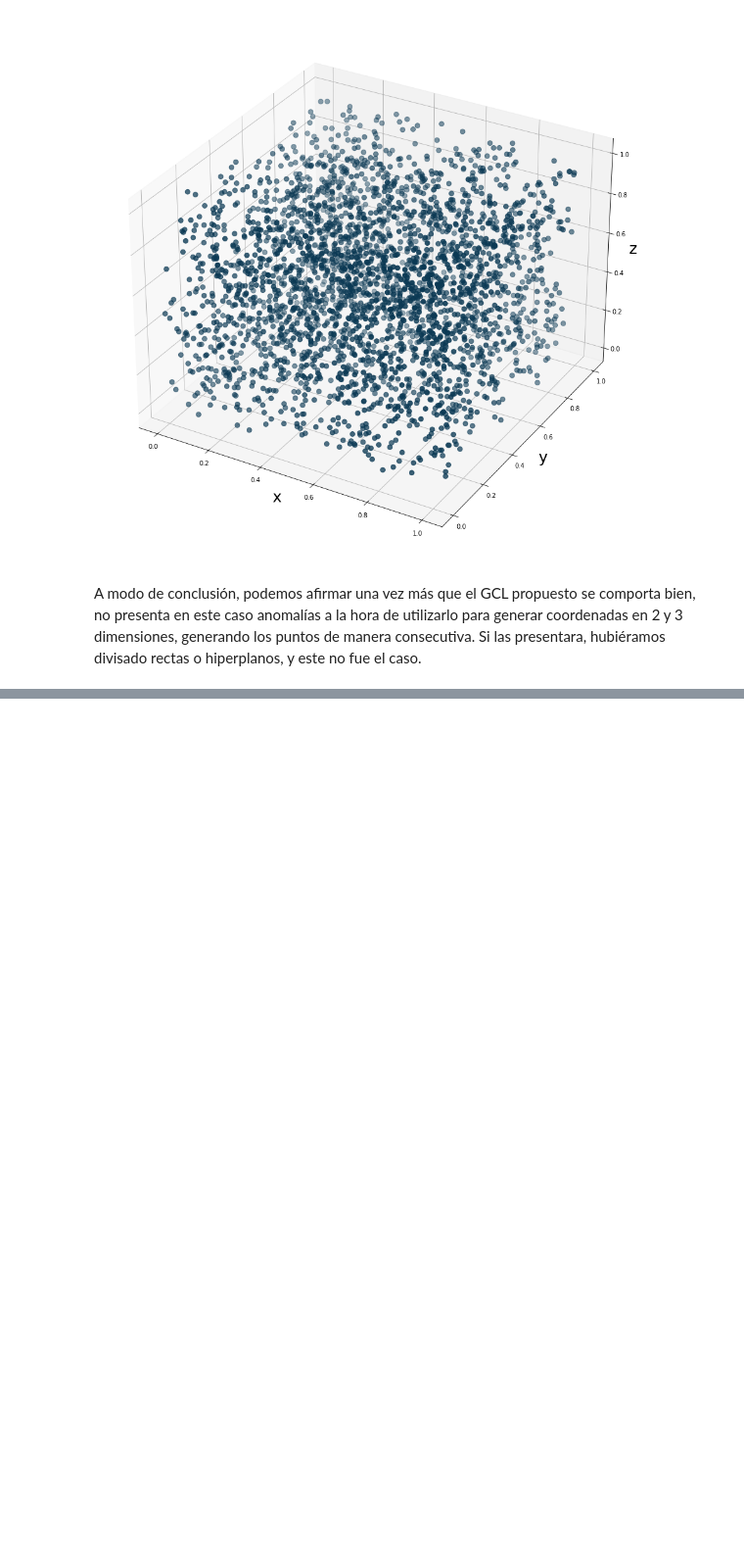
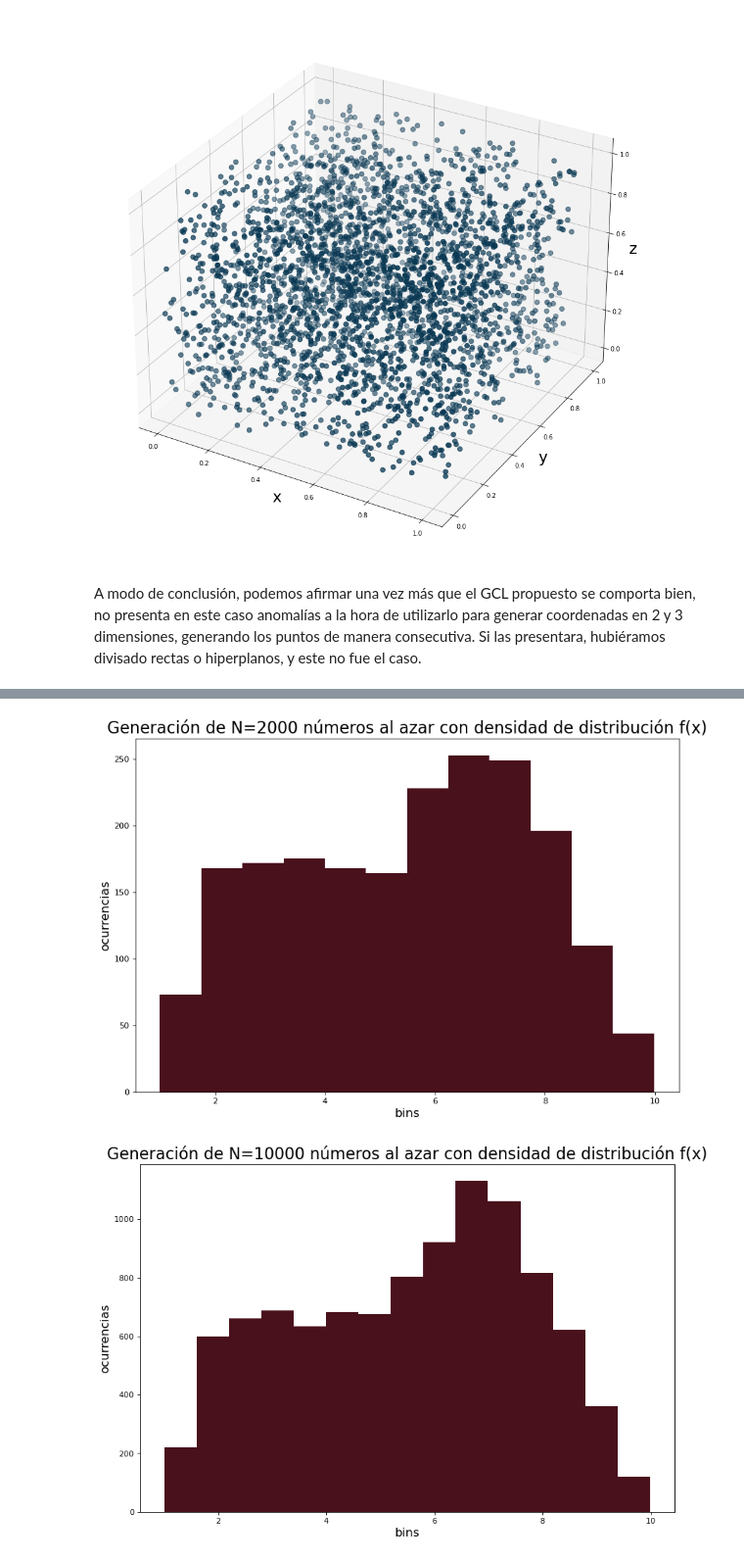
Before and after one commit to nicolaslongo/tp1-simulacion, a Jupyter notebook: Ejercicios 1-2 y 4.ipynb, the cells around one changed output, grey strips where cells are left out. Shown at 98% size. Saved outputs shown, nothing was run; the diff lists cells and outputs as text; code cells hidden in the pictures; blank space fills up the shorter version.

```diff
--- a/Ejercicios 1-2.ipynb
+++ b/Ejercicios 1-2 y 4.ipynb
@@ -184,0 +293,15 @@ A modo de conclusión, podemos afirmar una vez más que el GCL propuesto se comp
+# %%
+for N in [2000, 10000, 50000]:
+    u = GCL_vector_normalizado(N, u0)
+    x = [F_inversa_acumulativa(ui) for ui in u]
+
+    plt.figure(figsize=(12, 8), dpi=80)
+    plt.title('Generación de N={0} números al azar con densidad de distribución f(x)'.format(N), size=20)
+    plt.xlabel('bins', size=15)
+    plt.ylabel('ocurrencias', size=15)
+
+    plt.hist(x, bins='sturges', color='#49111C')
+    plt.show()
+# %% [output]
+[figure, added]
+[figure, added]
```
Also changed, not shown: parts of 12 cells of this notebook, 1 other file.
